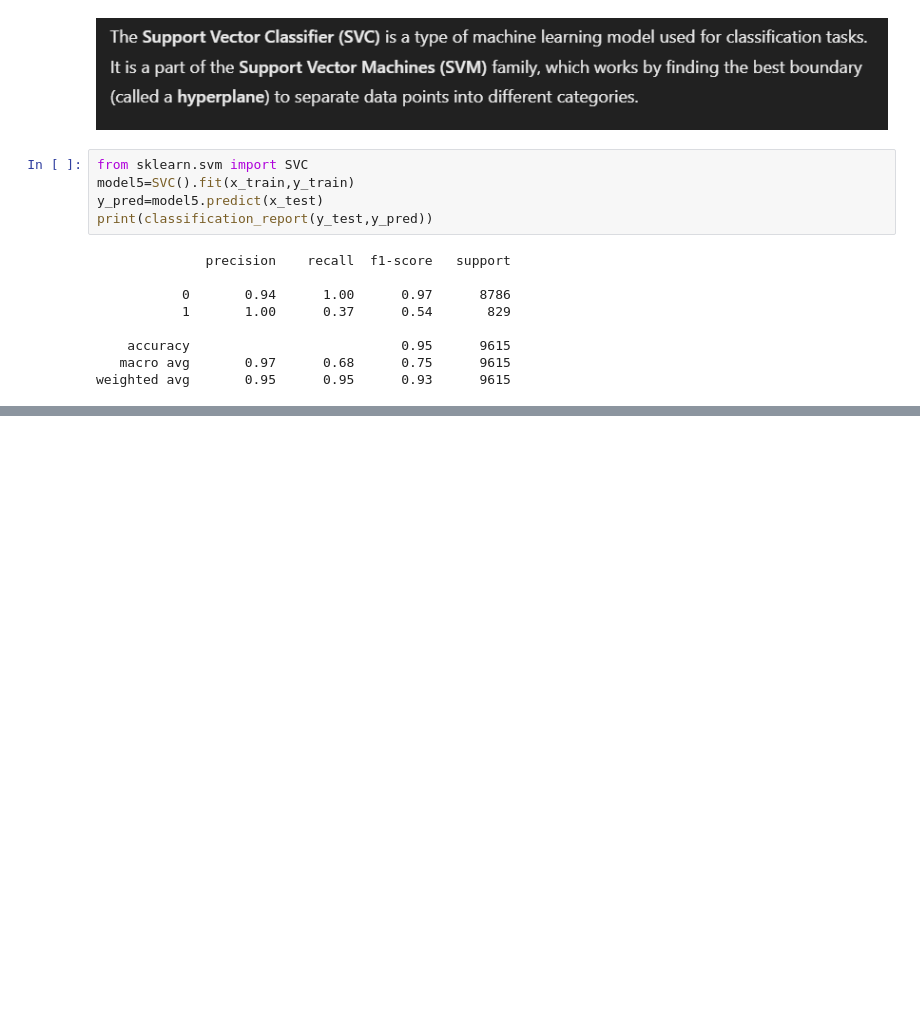
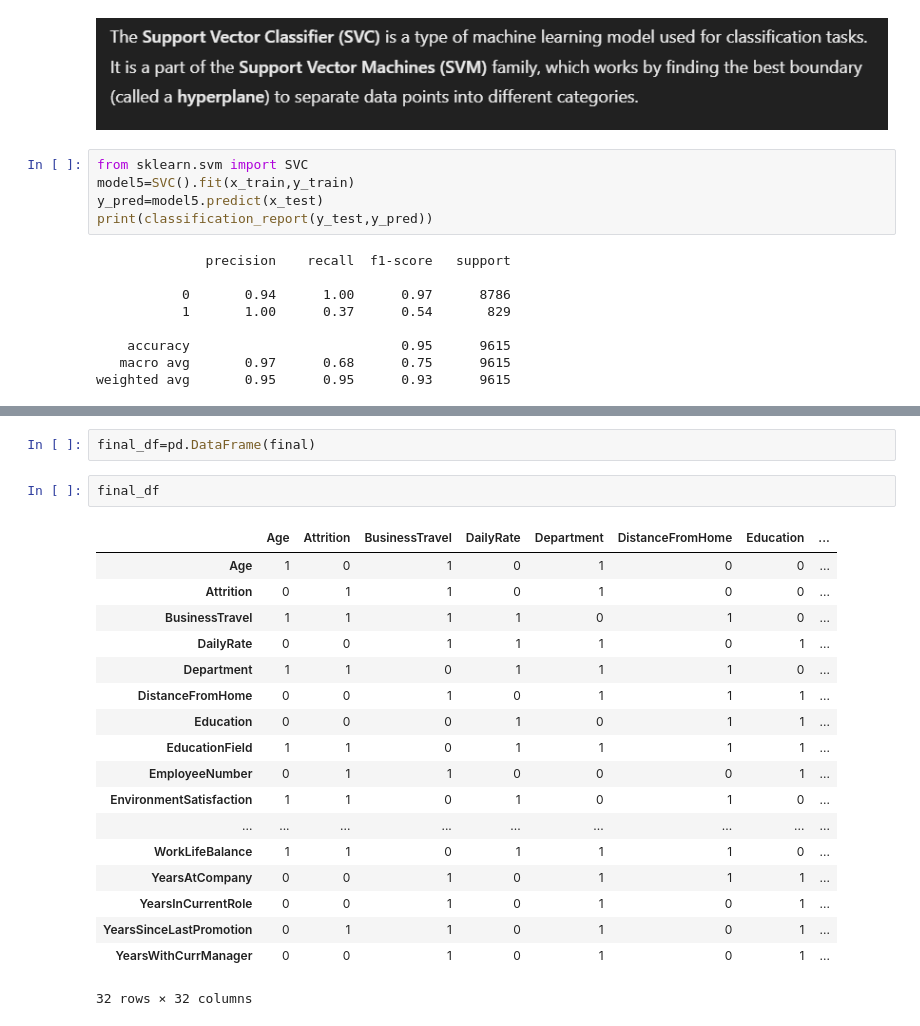
Before and after one commit to vigneshwarjayabal/AI_And_Ml, a Jupyter notebook: EnsembleLearning.ipynb, the cells around one changed output, grey strips where cells are left out. Drawn from its saved outputs; the diff is of its cells as text; blank space fills up the shorter version.

```diff
--- a/EnsembleLearning.ipynb
+++ b/EnsembleLearning.ipynb
@@ -192,0 +412,23 @@ weighted avg       0.95      0.95      0.93      9615
+# %%
+final_df=pd.DataFrame(final)
+# %%
+final_df
+# %% [output]
+|  | Age | Attrition | BusinessTravel | DailyRate | Department | DistanceFromHome | Education | ... |
+| Age | 1 | 0 | 1 | 0 | 1 | 0 | 0 | ... |
+| Attrition | 0 | 1 | 1 | 0 | 1 | 0 | 0 | ... |
+| BusinessTravel | 1 | 1 | 1 | 1 | 0 | 1 | 0 | ... |
+| DailyRate | 0 | 0 | 1 | 1 | 1 | 0 | 1 | ... |
+| Department | 1 | 1 | 0 | 1 | 1 | 1 | 0 | ... |
+| DistanceFromHome | 0 | 0 | 1 | 0 | 1 | 1 | 1 | ... |
+| Education | 0 | 0 | 0 | 1 | 0 | 1 | 1 | ... |
+| EducationField | 1 | 1 | 0 | 1 | 1 | 1 | 1 | ... |
+| EmployeeNumber | 0 | 1 | 1 | 0 | 0 | 0 | 1 | ... |
+| EnvironmentSatisfaction | 1 | 1 | 0 | 1 | 0 | 1 | 0 | ... |
+| ... | ... | ... | ... | ... | ... | ... | ... | ... |
+| WorkLifeBalance | 1 | 1 | 0 | 1 | 1 | 1 | 0 | ... |
+| YearsAtCompany | 0 | 0 | 1 | 0 | 1 | 1 | 1 | ... |
+| YearsInCurrentRole | 0 | 0 | 1 | 0 | 1 | 0 | 1 | ... |
+| YearsSinceLastPromotion | 0 | 1 | 1 | 0 | 1 | 0 | 1 | ... |
+| YearsWithCurrManager | 0 | 0 | 1 | 0 | 1 | 0 | 1 | ... |
+32 rows × 32 columns
```
Also changed, not shown: parts of 23 cells of this notebook.
